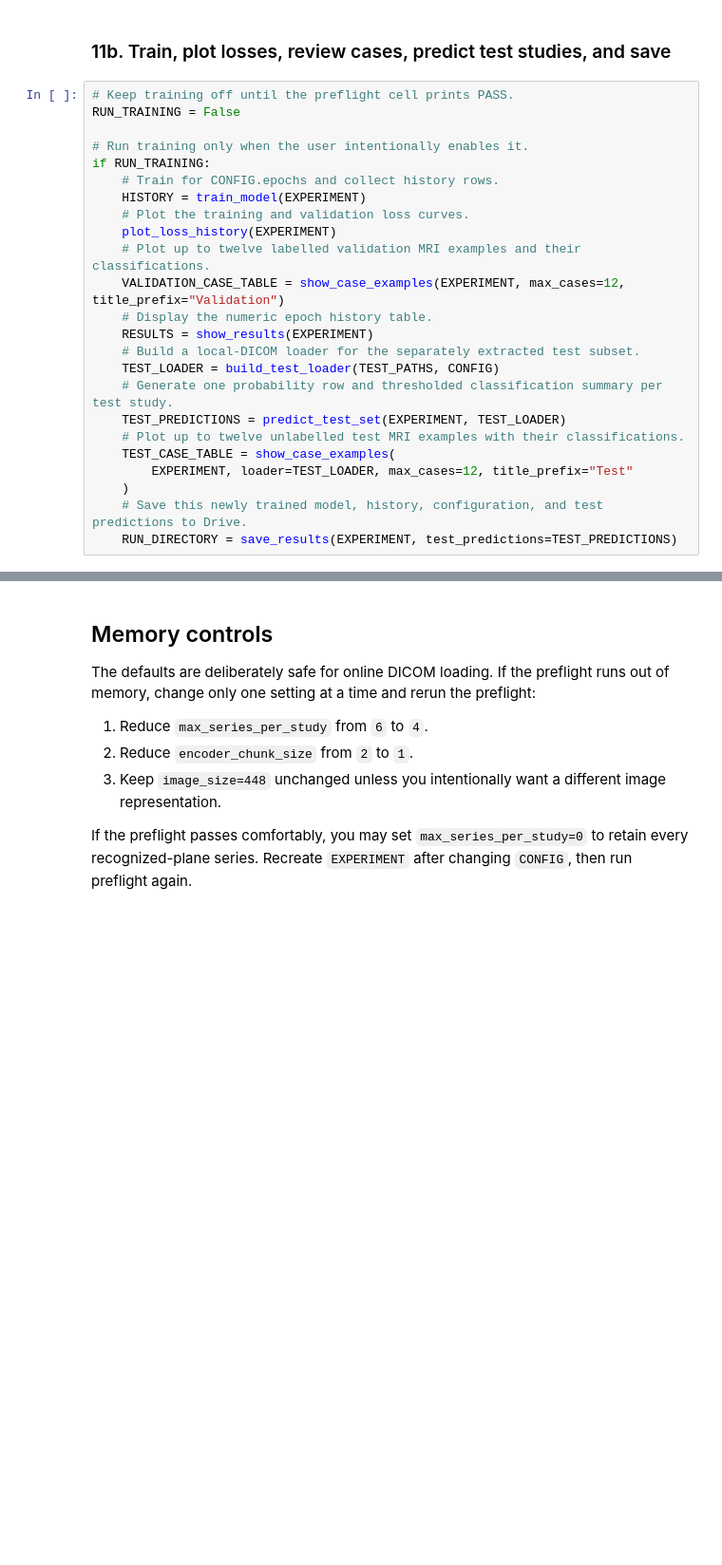
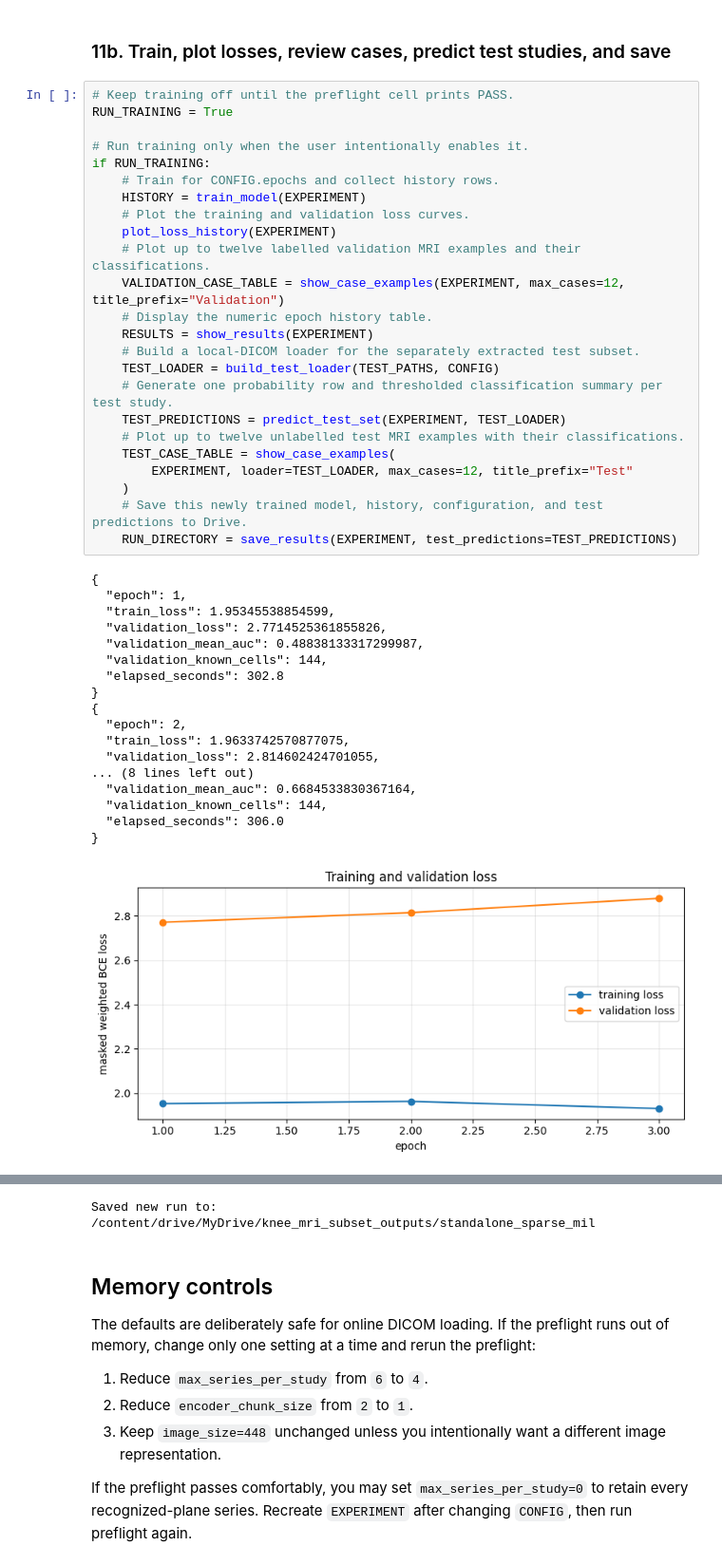
Before and after one commit to mtalafha90/CNN_CPC, a Jupyter notebook: notebook/knee_mri_model.ipynb, the cells around one changed output, grey strips where cells are left out. Shown at 95% size. Saved outputs shown, nothing was run; the diff lists cells and outputs as text; blank space fills up the shorter version.

```diff
--- a/notebook/knee_mri_model.ipynb
+++ b/notebook/knee_mri_model.ipynb
@@ -2076,25 +2126,44 @@ PREFLIGHT = run_preflight(EXPERIMENT)
 ### 11b. Train, plot losses, review cases, predict test studies, and save
 # %%
 # Keep training off until the preflight cell prints PASS.
-RUN_TRAINING = False
+RUN_TRAINING = True
 
 # Run training only when the user intentionally enables it.
 if RUN_TRAINING:
     # Train for CONFIG.epochs and collect history rows.
     HISTORY = train_model(EXPERIMENT)
     # Plot the training and validation loss curves.
     plot_loss_history(EXPERIMENT)
     # Plot up to twelve labelled validation MRI examples and their classifications.
     VALIDATION_CASE_TABLE = show_case_examples(EXPERIMENT, max_cases=12, title_prefix="Validation")
     # Display the numeric epoch history table.
     RESULTS = show_results(EXPERIMENT)
     # Build a local-DICOM loader for the separately extracted test subset.
     TEST_LOADER = build_test_loader(TEST_PATHS, CONFIG)
     # Generate one probability row and thresholded classification summary per test study.
     TEST_PREDICTIONS = predict_test_set(EXPERIMENT, TEST_LOADER)
     # Plot up to twelve unlabelled test MRI examples with their classifications.
     TEST_CASE_TABLE = show_case_examples(
         EXPERIMENT, loader=TEST_LOADER, max_cases=12, title_prefix="Test"
     )
     # Save this newly trained model, history, configuration, and test predictions to Drive.
     RUN_DIRECTORY = save_results(EXPERIMENT, test_predictions=TEST_PREDICTIONS)
+# %% [output]
+{
+  "epoch": 1,
+  "train_loss": 1.95345538854599,
+  "validation_loss": 2.7714525361855826,
+  "validation_mean_auc": 0.48838133317299987,
+  "validation_known_cells": 144,
+  "elapsed_seconds": 302.8
+}
+{
+  "epoch": 2,
+  "train_loss": 1.9633742570877075,
+  "validation_loss": 2.814602424701055,
+... (8 lines left out)
+  "validation_mean_auc": 0.6684533830367164,
+  "validation_known_cells": 144,
+  "elapsed_seconds": 306.0
+}
+[figure, added]
@@ -2101,3 +2201,4 @@ if RUN_TRAINING:
+Saved new run to: /content/drive/MyDrive/knee_mri_subset_outputs/standalone_sparse_mil
 # %% [markdown]
 ## Memory controls
 
```
Also changed, not shown: parts of 8 cells of this notebook.
